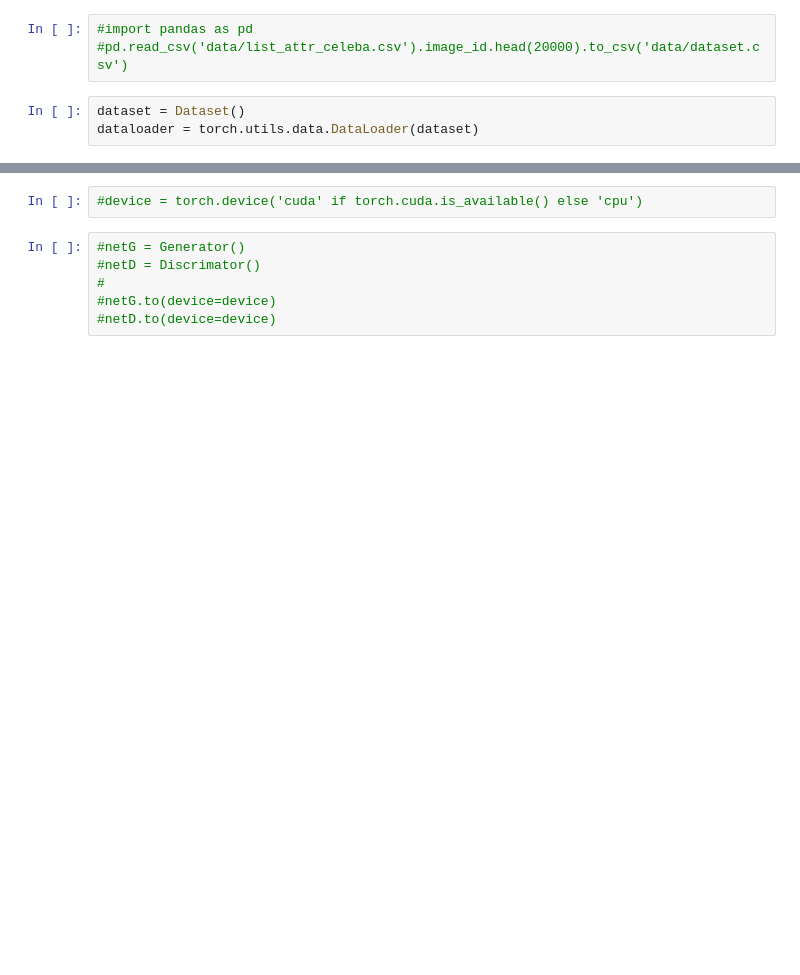
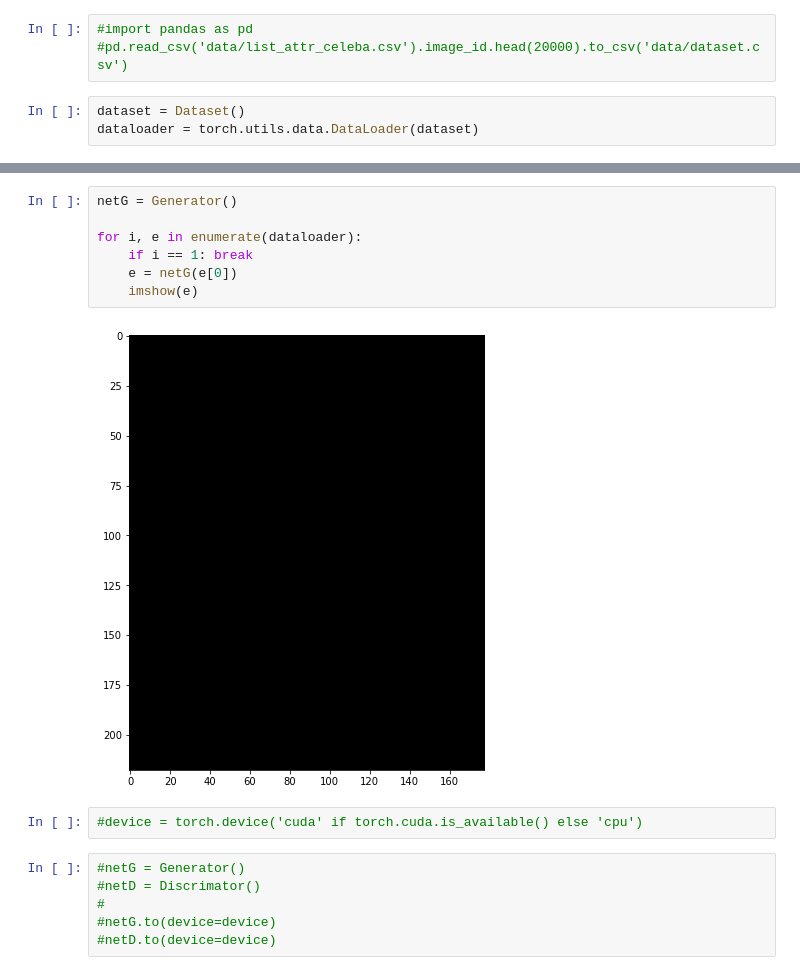
Before and after one commit to jkarolczak/image-inpaining, a Jupyter notebook: main.ipynb, the cells around one changed output, grey strips where cells are left out. Cells and saved outputs as stored; diff of their text form; blank space fills up the shorter version.

Commit message:
Implement generator

```diff
--- a/main.ipynb
+++ b/main.ipynb
@@ -35,4 +35,13 @@ for i, e in enumerate(dataloader):
 ... (6 outputs left out)
+# %%
+netG = Generator()
+
+for i, e in enumerate(dataloader):
+    if i == 1: break
+    e = netG(e[0])
+    imshow(e)
+# %% [output]
+[figure, added]
 # %%
 #device = torch.device('cuda' if torch.cuda.is_available() else 'cpu')
 # %%
```
Also changed, not shown: parts of 1 cell of this notebook, 7 other files.
